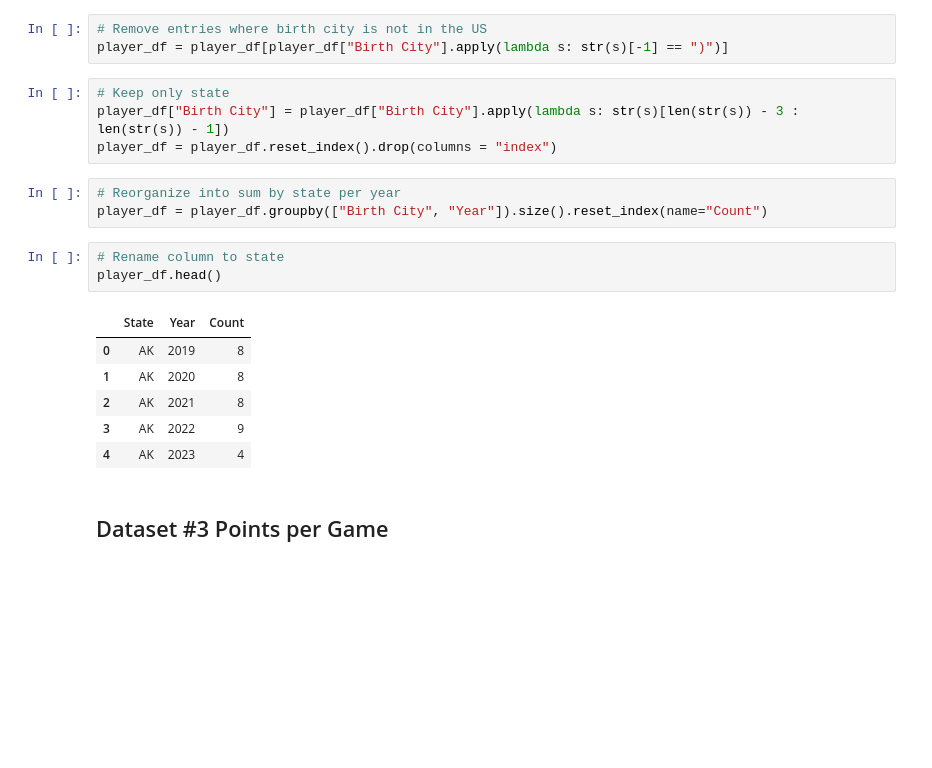
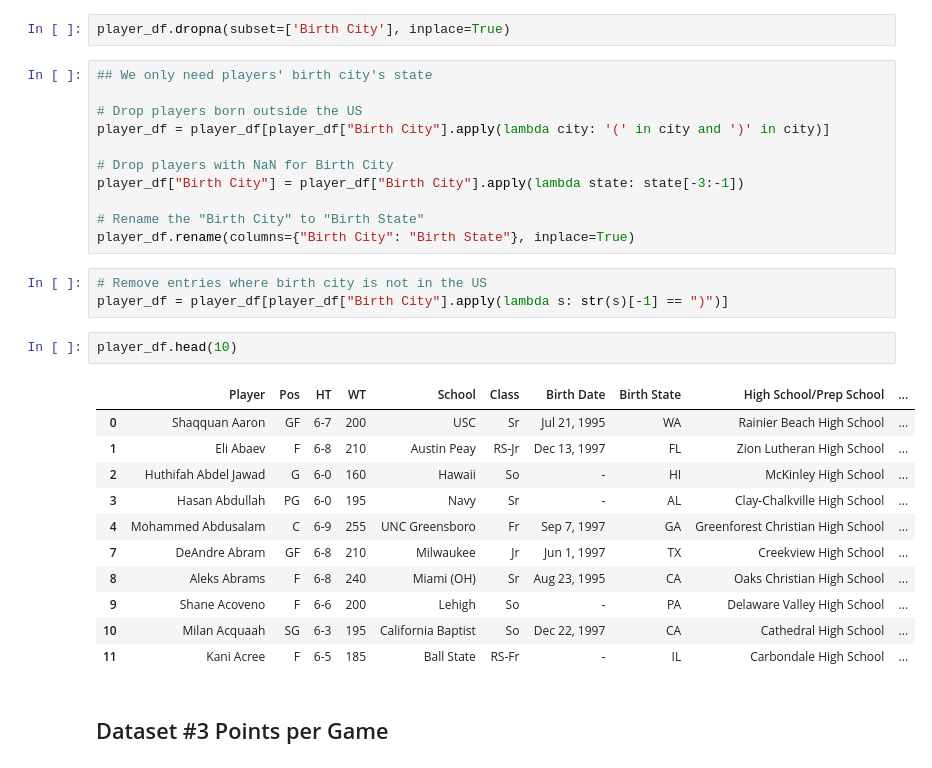
Before and after one commit to jayden789/State-weather-player-performance, a Jupyter notebook: DataCheckpoint_group69.ipynb, the cells around one changed output. Saved outputs shown, nothing was run; the diff lists cells and outputs as text; blank space fills up the shorter version.

Commit message:
Cleaning players dataset

```diff
--- a/DataCheckpoint_group69.ipynb
+++ b/DataCheckpoint_group69.ipynb
@@ -288,23 +293,33 @@ player_df.head()
+# %%
+player_df.dropna(subset=['Birth City'], inplace=True)
+# %%
+## We only need players' birth city's state
+
+# Drop players born outside the US
+player_df = player_df[player_df["Birth City"].apply(lambda city: '(' in city and ')' in city)]
+
+# Drop players with NaN for Birth City
+player_df["Birth City"] = player_df["Birth City"].apply(lambda state: state[-3:-1])
+
+# Rename the "Birth City" to "Birth State"
+player_df.rename(columns={"Birth City": "Birth State"}, inplace=True)
 # %%
 # Remove entries where birth city is not in the US
 player_df = player_df[player_df["Birth City"].apply(lambda s: str(s)[-1] == ")")]
-# %%
-# Keep only state
-player_df["Birth City"] = player_df["Birth City"].apply(lambda s: str(s)[len(str(s)) - 3 : len(str(s)) - 1])
-player_df = player_df.reset_index().drop(columns = "index")
-# %%
-# Reorganize into sum by state per year
-player_df = player_df.groupby(["Birth City", "Year"]).size().reset_index(name="Count")
-# %%
-# Rename column to state
-player_df.head()
-# %% [output]
-|  | State | Year | Count |
-| 0 | AK | 2019 | 8 |
-| 1 | AK | 2020 | 8 |
-| 2 | AK | 2021 | 8 |
-| 3 | AK | 2022 | 9 |
-| 4 | AK | 2023 | 4 |
+# %%
+player_df.head(10)
+# %% [output]
+|  | Player | Pos | HT | WT | School | Class | Birth Date | Birth State | High School/Prep School | ... |
+| 0 | Shaqquan Aaron | GF | 6-7 | 200 | USC | Sr | Jul 21, 1995 | WA | Rainier Beach High School | ... |
+| 1 | Eli Abaev | F | 6-8 | 210 | Austin Peay | RS-Jr | Dec 13, 1997 | FL | Zion Lutheran High School | ... |
+| 2 | Huthifah Abdel Jawad | G | 6-0 | 160 | Hawaii | So | - | HI | McKinley High School | ... |
+| 3 | Hasan Abdullah | PG | 6-0 | 195 | Navy | Sr | - | AL | Clay-Chalkville High School | ... |
+| 4 | Mohammed Abdusalam | C | 6-9 | 255 | UNC Greensboro | Fr | Sep 7, 1997 | GA | Greenforest Christian High School | ... |
+| 7 | DeAndre Abram | GF | 6-8 | 210 | Milwaukee | Jr | Jun 1, 1997 | TX | Creekview High School | ... |
+| 8 | Aleks Abrams | F | 6-8 | 240 | Miami (OH) | Sr | Aug 23, 1995 | CA | Oaks Christian High School | ... |
+| 9 | Shane Acoveno | F | 6-6 | 200 | Lehigh | So | - | PA | Delaware Valley High School | ... |
+| 10 | Milan Acquaah | SG | 6-3 | 195 | California Baptist | So | Dec 22, 1997 | CA | Cathedral High School | ... |
+| 11 | Kani Acree | F | 6-5 | 185 | Ball State | RS-Fr | - | IL | Carbondale High School | ... |
 # %% [markdown]
 ## Dataset #3 Points per Game
 # %%
```
Also changed, not shown: parts of 3 cells of this notebook.
